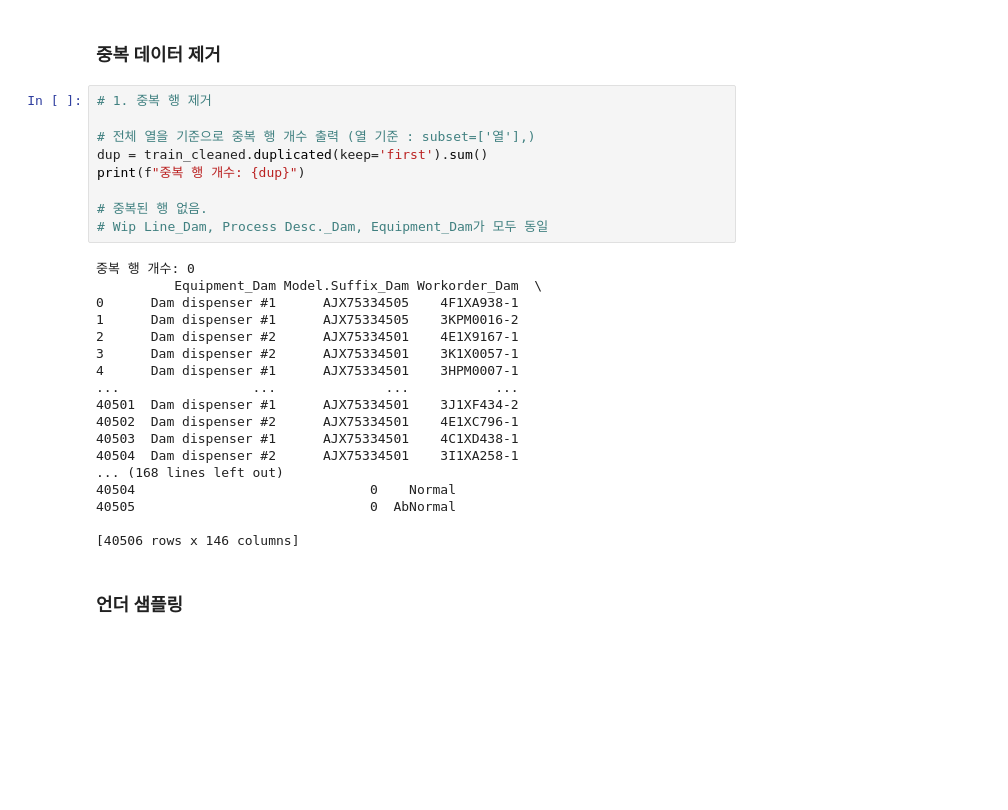
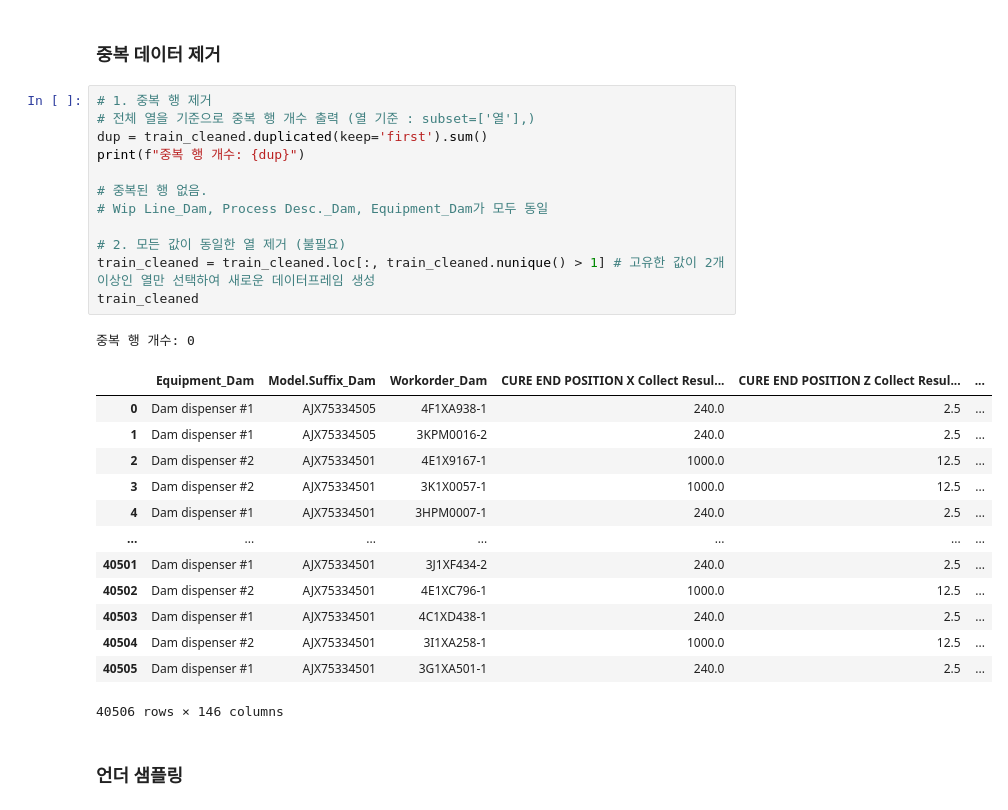
Before and after one commit to froggy-hyun/LgAimers5_online-hackerton, a Jupyter notebook: code.ipynb, the cells around one changed output. Saved outputs shown, nothing was run; the diff lists cells and outputs as text; blank space fills up the shorter version.

```diff
--- a/code.ipynb
+++ b/code.ipynb
@@ -82,31 +96,31 @@ memory usage: 57.5+ MB
 ### 중복 데이터 제거
 # %%
 # 1. 중복 행 제거
-
 # 전체 열을 기준으로 중복 행 개수 출력 (열 기준 : subset=['열'],)
 dup = train_cleaned.duplicated(keep='first').sum()
 print(f"중복 행 개수: {dup}")
 
 # 중복된 행 없음.
 # Wip Line_Dam, Process Desc._Dam, Equipment_Dam가 모두 동일
+
+# 2. 모든 값이 동일한 열 제거 (불필요)
+train_cleaned = train_cleaned.loc[:, train_cleaned.nunique() > 1] # 고유한 값이 2개 이상인 열만 선택하여 새로운 데이터프레임 생성
+train_cleaned
 # %% [output]
 중복 행 개수: 0
-          Equipment_Dam Model.Suffix_Dam Workorder_Dam  \
-0      Dam dispenser #1      AJX75334505    4F1XA938-1
-1      Dam dispenser #1      AJX75334505    3KPM0016-2
-2      Dam dispenser #2      AJX75334501    4E1X9167-1
-3      Dam dispenser #2      AJX75334501    3K1X0057-1
-4      Dam dispenser #1      AJX75334501    3HPM0007-1
-...                 ...              ...           ...
-40501  Dam dispenser #1      AJX75334501    3J1XF434-2
-40502  Dam dispenser #2      AJX75334501    4E1XC796-1
-40503  Dam dispenser #1      AJX75334501    4C1XD438-1
-40504  Dam dispenser #2      AJX75334501    3I1XA258-1
-... (168 lines left out)
-40504                              0    Normal
-40505                              0  AbNormal
-
-[40506 rows x 146 columns]
+|  | Equipment_Dam | Model.Suffix_Dam | Workorder_Dam | CURE END POSITION X Collect Resul... | CURE END POSITION Z Collect Resul... | ... |
+| 0 | Dam dispenser #1 | AJX75334505 | 4F1XA938-1 | 240.0 | 2.5 | ... |
+| 1 | Dam dispenser #1 | AJX75334505 | 3KPM0016-2 | 240.0 | 2.5 | ... |
+| 2 | Dam dispenser #2 | AJX75334501 | 4E1X9167-1 | 1000.0 | 12.5 | ... |
+| 3 | Dam dispenser #2 | AJX75334501 | 3K1X0057-1 | 1000.0 | 12.5 | ... |
+| 4 | Dam dispenser #1 | AJX75334501 | 3HPM0007-1 | 240.0 | 2.5 | ... |
+| ... | ... | ... | ... | ... | ... | ... |
+| 40501 | Dam dispenser #1 | AJX75334501 | 3J1XF434-2 | 240.0 | 2.5 | ... |
+| 40502 | Dam dispenser #2 | AJX75334501 | 4E1XC796-1 | 1000.0 | 12.5 | ... |
+| 40503 | Dam dispenser #1 | AJX75334501 | 4C1XD438-1 | 240.0 | 2.5 | ... |
+| 40504 | Dam dispenser #2 | AJX75334501 | 3I1XA258-1 | 1000.0 | 12.5 | ... |
+| 40505 | Dam dispenser #1 | AJX75334501 | 3G1XA501-1 | 240.0 | 2.5 | ... |
+40506 rows × 146 columns
 # %% [markdown]
 ### 언더 샘플링
 # %% [markdown]
```
Also changed, not shown: parts of 1 cell of this notebook.
